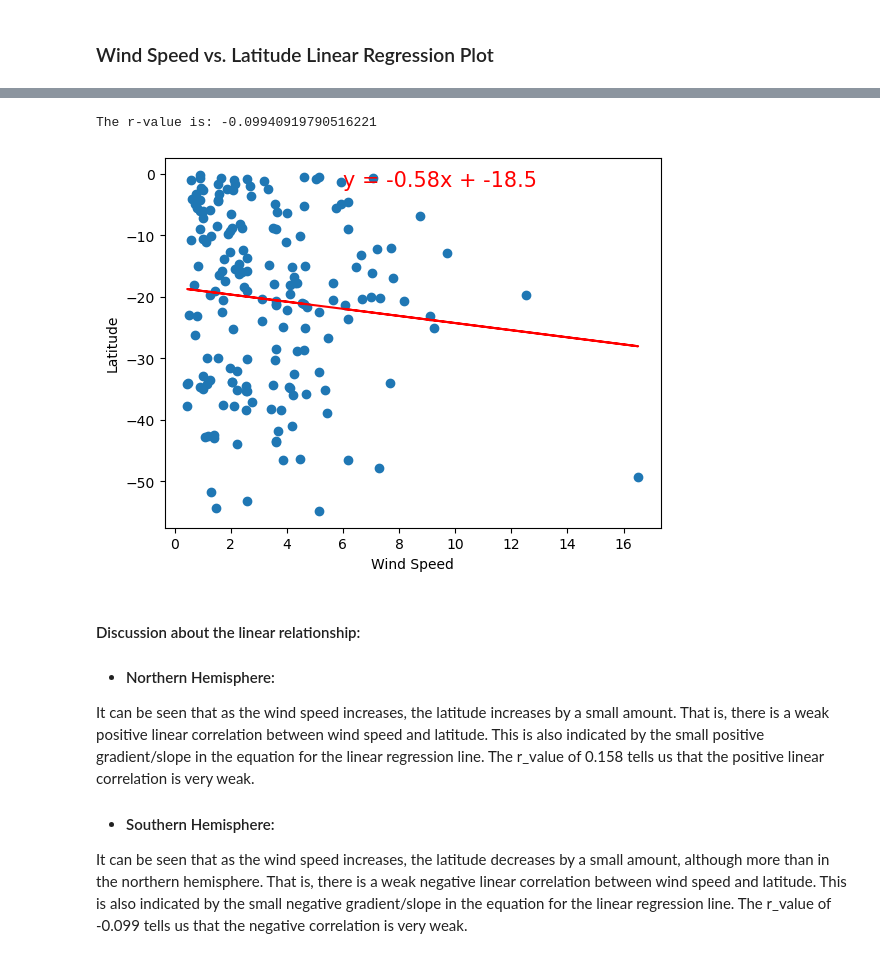
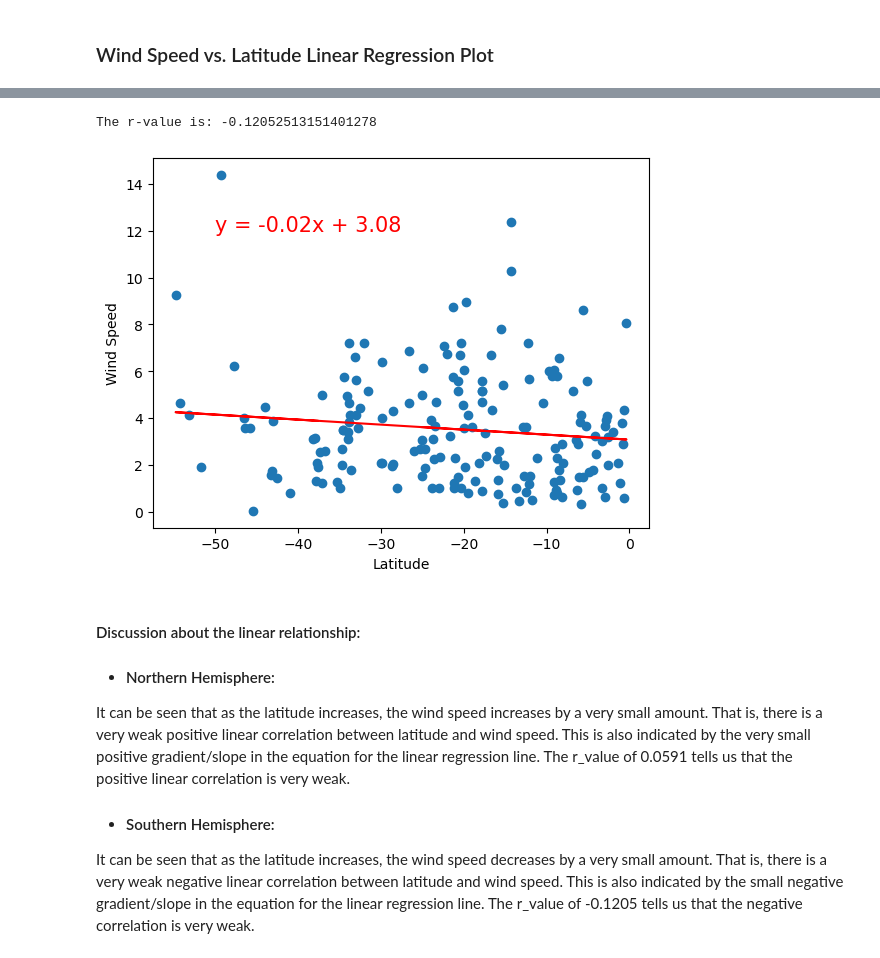
Before and after one commit to Rock2638/python-api-challenge, a Jupyter notebook: WeatherPy/WeatherPy.ipynb, the cells around one changed output, grey strips where cells are left out. Drawn from its saved outputs; the diff is of its cells as text; code cells hidden in the pictures.

```diff
--- a/WeatherPy/WeatherPy.ipynb
+++ b/WeatherPy/WeatherPy.ipynb
@@ -416,17 +400,16 @@ The r-value is: 0.15795527263335282
 # %%
 # Southern Hemisphere
-linear_regress_plots(southern_hemi_df["Wind Speed"], southern_hemi_df["Lat"], "Wind Speed", "Latitude",6,-2)
+linear_regress_plots(southern_hemi_df["Lat"], southern_hemi_df["Wind Speed"], "Latitude", "Wind Speed",-50,12)
 # %% [output]
-The r-value is: -0.09940919790516221
+The r-value is: -0.12052513151401278
-[figure, old version]
+[figure, new version]
 # %% [markdown]
 #### Discussion about the linear relationship:
 
 - #### Northern Hemisphere:
 
-It can be seen that as the wind speed increases, the latitude increases by a small amount. That is, there is a weak positive linear correlation between wind speed and latitude. This is also indicated by the small positive gradient/slope in the equation for the linear regression line.
-The r_value of 0.158 tells us that the positive linear correlation is very weak.
+It can be seen that as the latitude increases, the wind speed increases by a very small amount. That is, there is a very weak positive linear correlation between latitude and wind speed. This is also indicated by the very small positive gradient/slope in the equation for the linear regression line. The r_value of 0.0591 tells us that the positive linear correlation is very weak.
 
  - #### Southern Hemisphere:
 
-It can be seen that as the wind speed increases, the latitude decreases by a small amount, although more than in the northern hemisphere. That is, there is a weak negative linear correlation between wind speed and latitude. This is also indicated by the small negative gradient/slope in the equation for the linear regression line. The r_value of -0.099 tells us that the negative correlation is very weak.
+It can be seen that as the latitude increases, the wind speed decreases by a very small amount. That is, there is a very weak negative linear correlation between latitude and wind speed. This is also indicated by the small negative gradient/slope in the equation for the linear regression line. The r_value of -0.1205 tells us that the negative correlation is very weak.
```
Also changed, not shown: parts of 22 cells of this notebook, 5 other files.
